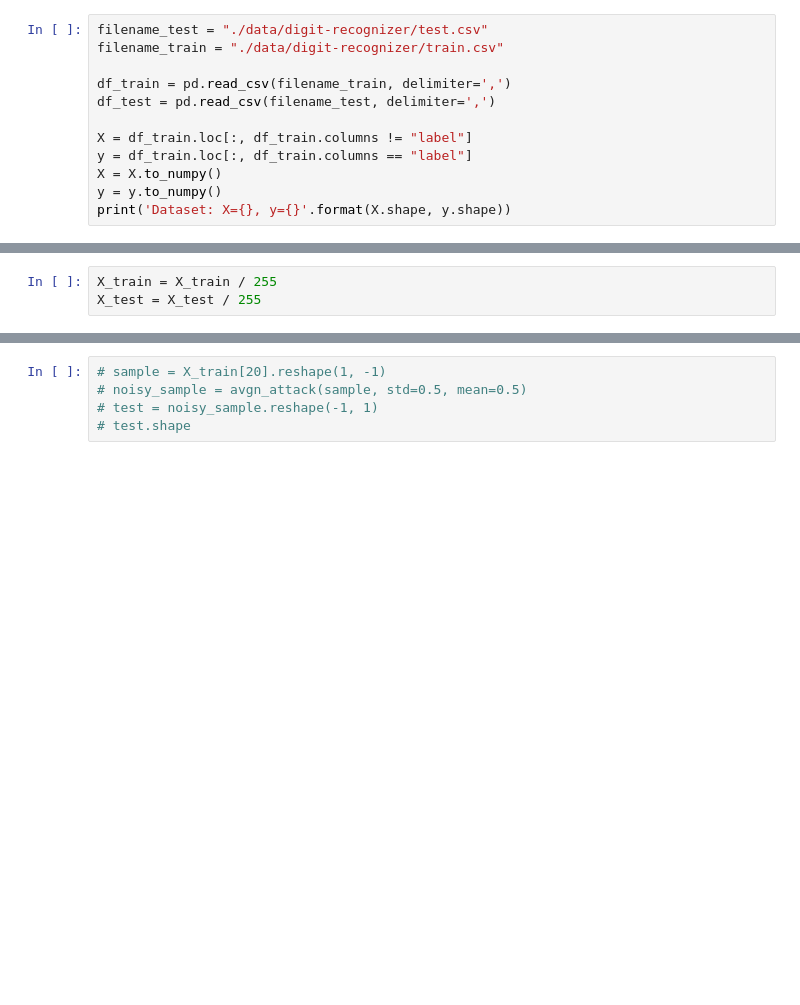
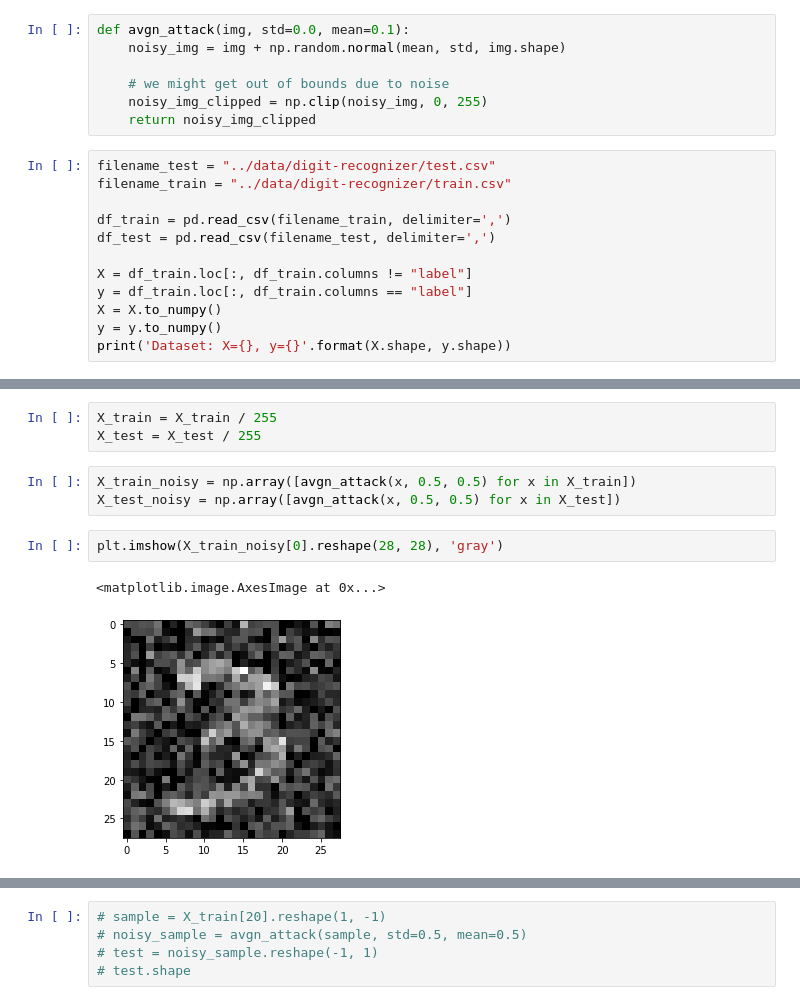
Before and after one commit to vseredovych/DNN-Inverse-Problems, a Jupyter notebook: Program/autoencoder/dnn-autoencoder.ipynb, the cells around one changed output, grey strips where cells are left out. Saved outputs shown, nothing was run; the diff lists cells and outputs as text; blank space fills up the shorter version.

```diff
--- a/Program/autoencoder/dnn-autoencoder.ipynb
+++ b/Program/autoencoder/dnn-autoencoder.ipynb
@@ -20,6 +23,13 @@ from autoencoder.layers import (
+# %%
+def avgn_attack(img, std=0.0, mean=0.1):
+    noisy_img = img + np.random.normal(mean, std, img.shape)
+
+    # we might get out of bounds due to noise
+    noisy_img_clipped = np.clip(noisy_img, 0, 255)
+    return noisy_img_clipped
 # %%
-filename_test = "./data/digit-recognizer/test.csv"
-filename_train = "./data/digit-recognizer/train.csv"
+filename_test = "../data/digit-recognizer/test.csv"
+filename_train = "../data/digit-recognizer/train.csv"
 
 df_train = pd.read_csv(filename_train, delimiter=',')
 df_test = pd.read_csv(filename_test, delimiter=',')
@@ -42,5 +52,13 @@ Test set: X=(8400, 784), y=(8400, 784)
 # %%
 X_train = X_train / 255
 X_test = X_test / 255
+# %%
+X_train_noisy = np.array([avgn_attack(x, 0.5, 0.5) for x in X_train])
+X_test_noisy = np.array([avgn_attack(x, 0.5, 0.5) for x in X_test])
+# %%
+plt.imshow(X_train_noisy[0].reshape(28, 28), 'gray')
+# %% [output]
+<matplotlib.image.AxesImage at 0x...>
+[figure, added]
 # %%
 # Number of neurons in the first hidden-layer
```
Also changed, not shown: parts of 13 cells of this notebook, 14 other files.
